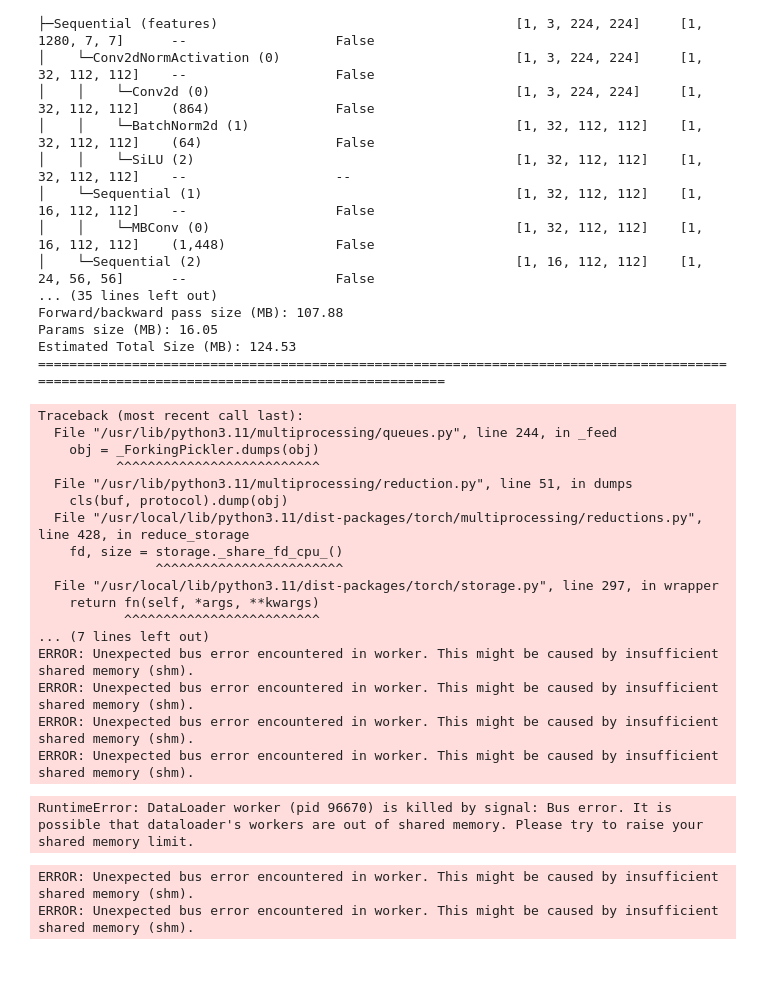
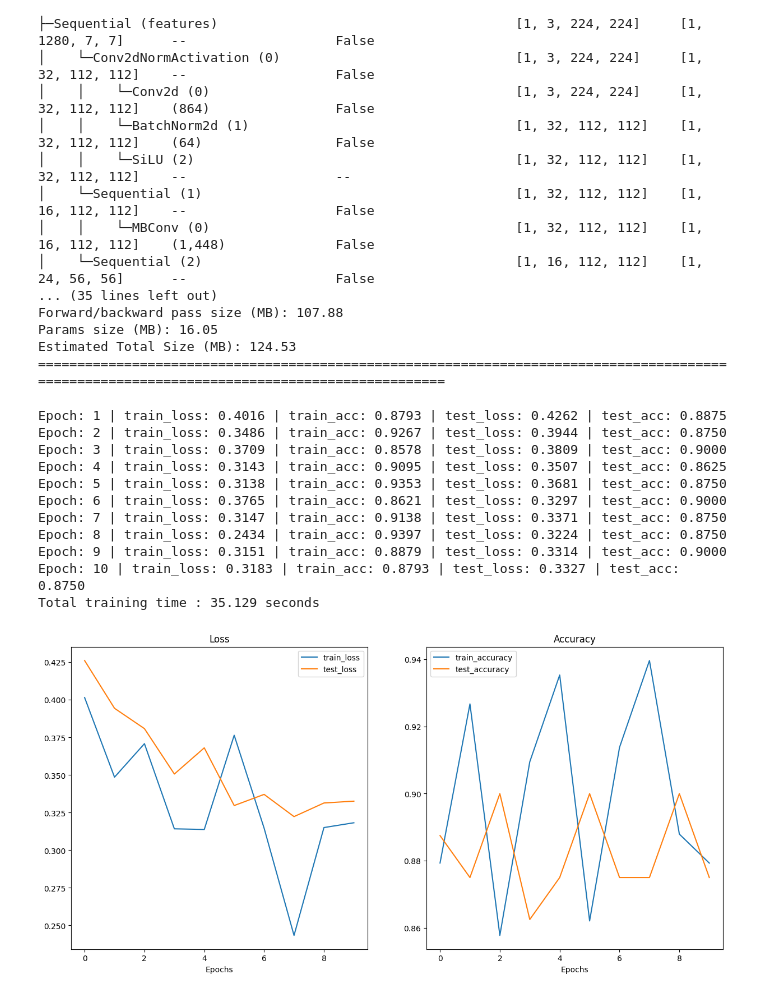
Before and after one commit to Sanjit10/Learning_pyTorch, a Jupyter notebook: tf-knugs/TransferLearning.ipynb, the cells around one changed output. Drawn from its saved outputs; the diff is of its cells as text; code cells hidden in the pictures; blank space fills up the shorter version.

```diff
--- a/tf-knugs/TransferLearning.ipynb
+++ b/tf-knugs/TransferLearning.ipynb
@@ -223,7 +203,7 @@ Estimated Total Size (MB): 124.53
 loss_fn = nn.CrossEntropyLoss()
 optimizer = torch.optim.Adam(model.parameters(), lr = 0.001)
 # %%
-from going_modular.going_modular import engine
+from going_modular import engine
 
 torch.manual_seed(42)
 torch.cuda.manual_seed(42)
@@ -236,7 +216,7 @@ results = engine.train(model = model,
                        test_dataloader = test_dataloader,
                        optimizer= optimizer,
                        loss_fn = loss_fn,
-                       epochs = 5,
+                       epochs = 10,
                        device = device
                        )
 
@@ -244,23 +224,30 @@ end_time = timer()
 
 print(f"Total training time : {end_time-start_time:.3f} seconds")
 # %% [output]
-Traceback (most recent call last):
-  File "/usr/lib/python3.11/multiprocessing/queues.py", line 244, in _feed
-    obj = _ForkingPickler.dumps(obj)
-          ^^^^^^^^^^^^^^^^^^^^^^^^^^
-  File "/usr/lib/python3.11/multiprocessing/reduction.py", line 51, in dumps
-    cls(buf, protocol).dump(obj)
-  File "/usr/local/lib/python3.11/dist-packages/torch/multiprocessing/reductions.py", line 428, in reduce_storage
-    fd, size = storage._share_fd_cpu_()
-               ^^^^^^^^^^^^^^^^^^^^^^^^
-  File "/usr/local/lib/python3.11/dist-packages/torch/storage.py", line 297, in wrapper
-    return fn(self, *args, **kwargs)
-           ^^^^^^^^^^^^^^^^^^^^^^^^^
-... (7 lines left out)
-ERROR: Unexpected bus error encountered in worker. This might be caused by insufficient shared memory (shm).
-ERROR: Unexpected bus error encountered in worker. This might be caused by insufficient shared memory (shm).
-ERROR: Unexpected bus error encountered in worker. This might be caused by insufficient shared memory (shm).
-ERROR: Unexpected bus error encountered in worker. This might be caused by insufficient shared memory (shm).
+Epoch: 1 | train_loss: 0.4016 | train_acc: 0.8793 | test_loss: 0.4262 | test_acc: 0.8875
+Epoch: 2 | train_loss: 0.3486 | train_acc: 0.9267 | test_loss: 0.3944 | test_acc: 0.8750
+Epoch: 3 | train_loss: 0.3709 | train_acc: 0.8578 | test_loss: 0.3809 | test_acc: 0.9000
+Epoch: 4 | train_loss: 0.3143 | train_acc: 0.9095 | test_loss: 0.3507 | test_acc: 0.8625
+Epoch: 5 | train_loss: 0.3138 | train_acc: 0.9353 | test_loss: 0.3681 | test_acc: 0.8750
+Epoch: 6 | train_loss: 0.3765 | train_acc: 0.8621 | test_loss: 0.3297 | test_acc: 0.9000
+Epoch: 7 | train_loss: 0.3147 | train_acc: 0.9138 | test_loss: 0.3371 | test_acc: 0.8750
+Epoch: 8 | train_loss: 0.2434 | train_acc: 0.9397 | test_loss: 0.3224 | test_acc: 0.8750
+Epoch: 9 | train_loss: 0.3151 | train_acc: 0.8879 | test_loss: 0.3314 | test_acc: 0.9000
+Epoch: 10 | train_loss: 0.3183 | train_acc: 0.8793 | test_loss: 0.3327 | test_acc: 0.8750
+Total training time : 35.129 seconds
-RuntimeError: DataLoader worker (pid 96670) is killed by signal: Bus error. It is possible that dataloader's workers are out of shared memory. Please try to raise your shared memory limit.
-ERROR: Unexpected bus error encountered in worker. This might be caused by insufficient shared memory (shm).
-ERROR: Unexpected bus error encountered in worker. This might be caused by insufficient shared memory (shm).
+# %%
+# Get the plot_loss_curves() function from helper_functions.py, download the file if we don't have it
+try:
+    from helper_functions import plot_loss_curves
+except:
+    print("[INFO] Couldn't find helper_functions.py, downloading...")
+    with open("helper_functions.py", "wb") as f:
+        import requests
+        request = requests.get("https://raw.githubusercontent.com/mrdbourke/pytorch-deep-learning/main/helper_functions.py")
+        f.write(request.content)
+    from helper_functions import plot_loss_curves
+
+# Plot the loss curves of our model
+plot_loss_curves(results)
+# %% [output]
+[figure, added]
```
Also changed, not shown: parts of 6 cells of this notebook, 25 other files.
